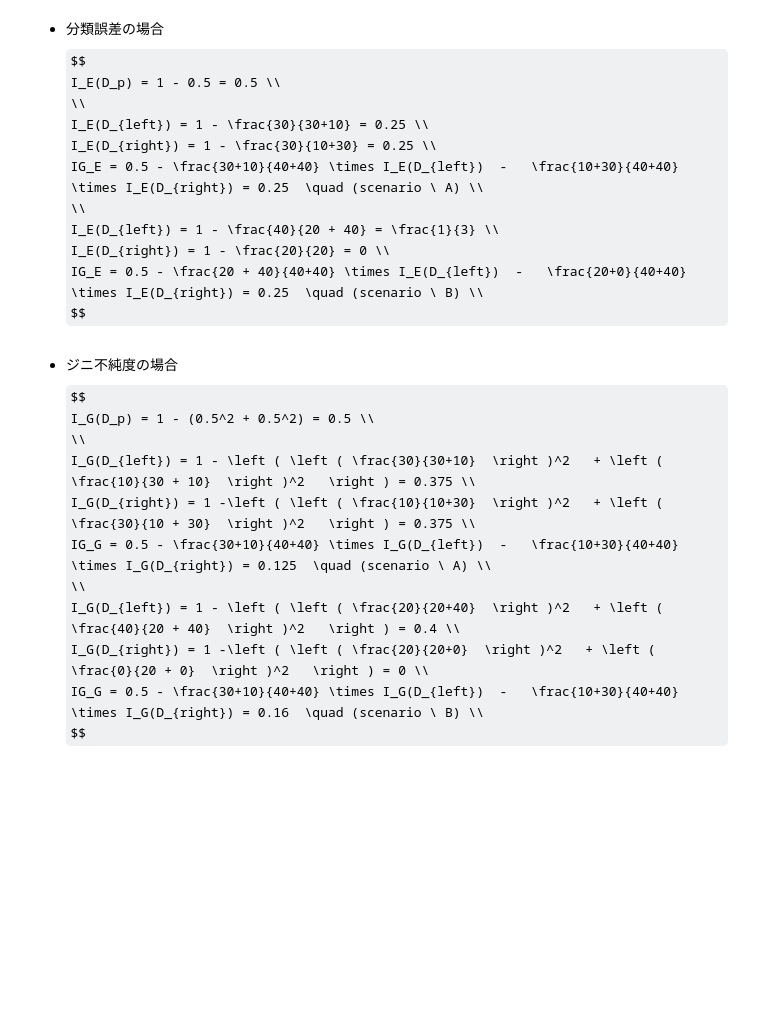
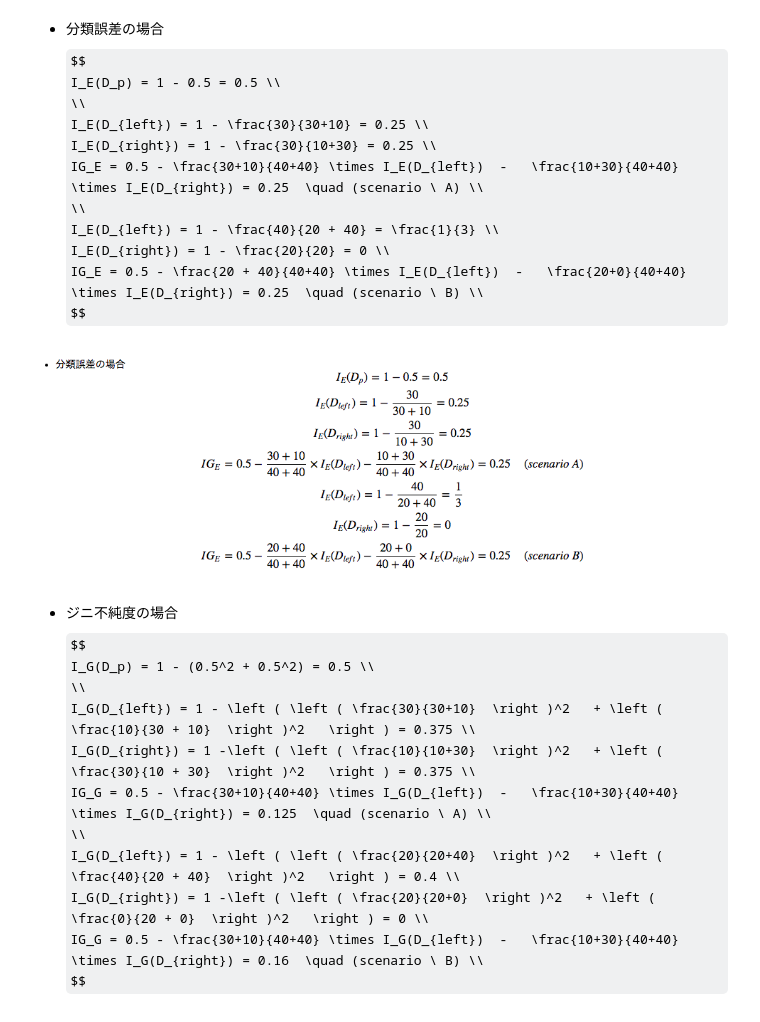
Before and after one commit to KamonohashiPerry/MachineLearning, a Jupyter notebook: PythonMachineLearning2ndEdition/Chapter_3.ipynb, the cells around one changed output. Saved outputs shown, nothing was run; the diff lists cells and outputs as text; code cells hidden in the pictures; some formulas as TeX source; blank space fills up the shorter version.

```diff
--- a/PythonMachineLearning2ndEdition/Chapter_3.ipynb
+++ b/PythonMachineLearning2ndEdition/Chapter_3.ipynb
@@ -1227,6 +1225,10 @@ I_E(D_{left}) = 1 - \frac{40}{20 + 40} = \frac{1}{3} \\
 I_E(D_{right}) = 1 - \frac{20}{20} = 0 \\
 IG_E = 0.5 - \frac{20 + 40}{40+40} \times I_E(D_{left})  -   \frac{20+0}{40+40}  \times I_E(D_{right}) = 0.25  \quad (scenario \ B) \\
 $$
+# %%
+Image(filename="../../../../Desktop/error.png")
+# %% [output]
+[figure, added]
 # %% [markdown]
 + ジニ不純度の場合
 $$
```
Also changed, not shown: parts of 5 cells of this notebook, 3 other files.
